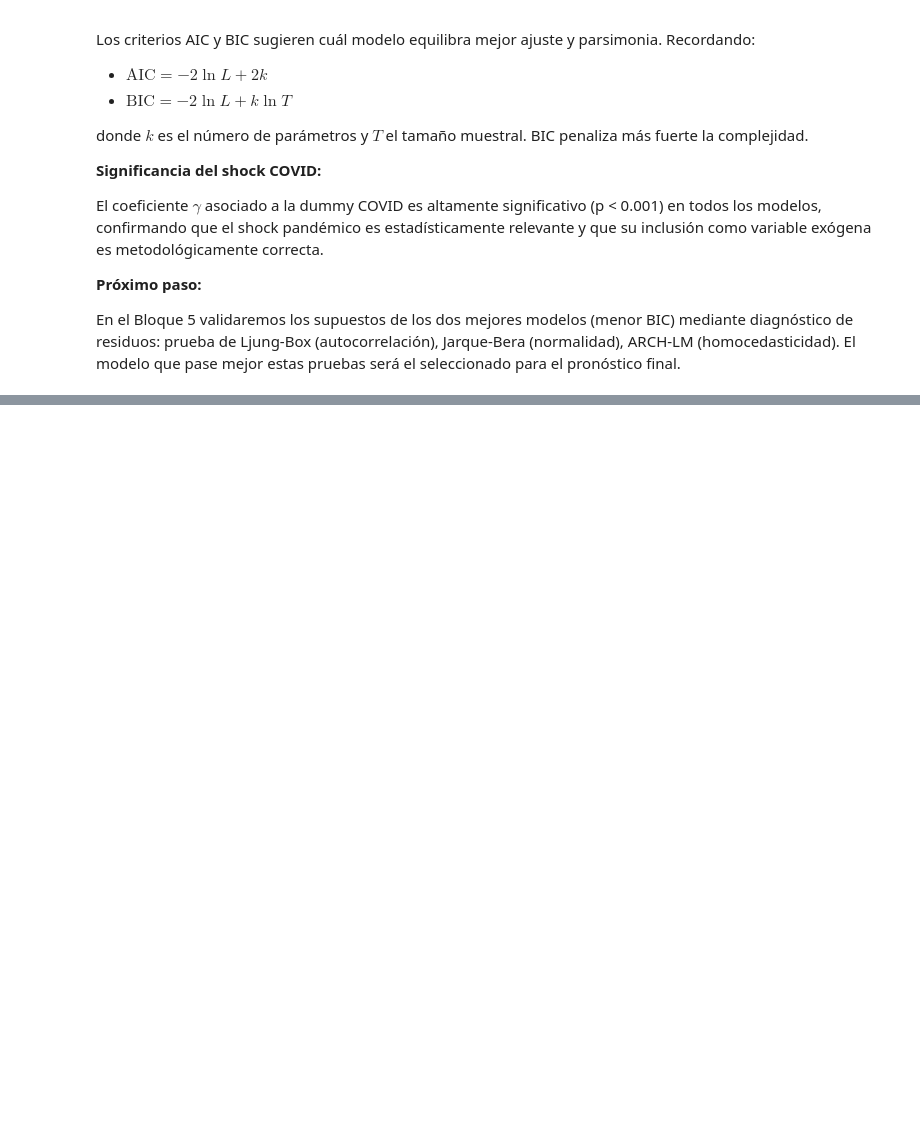
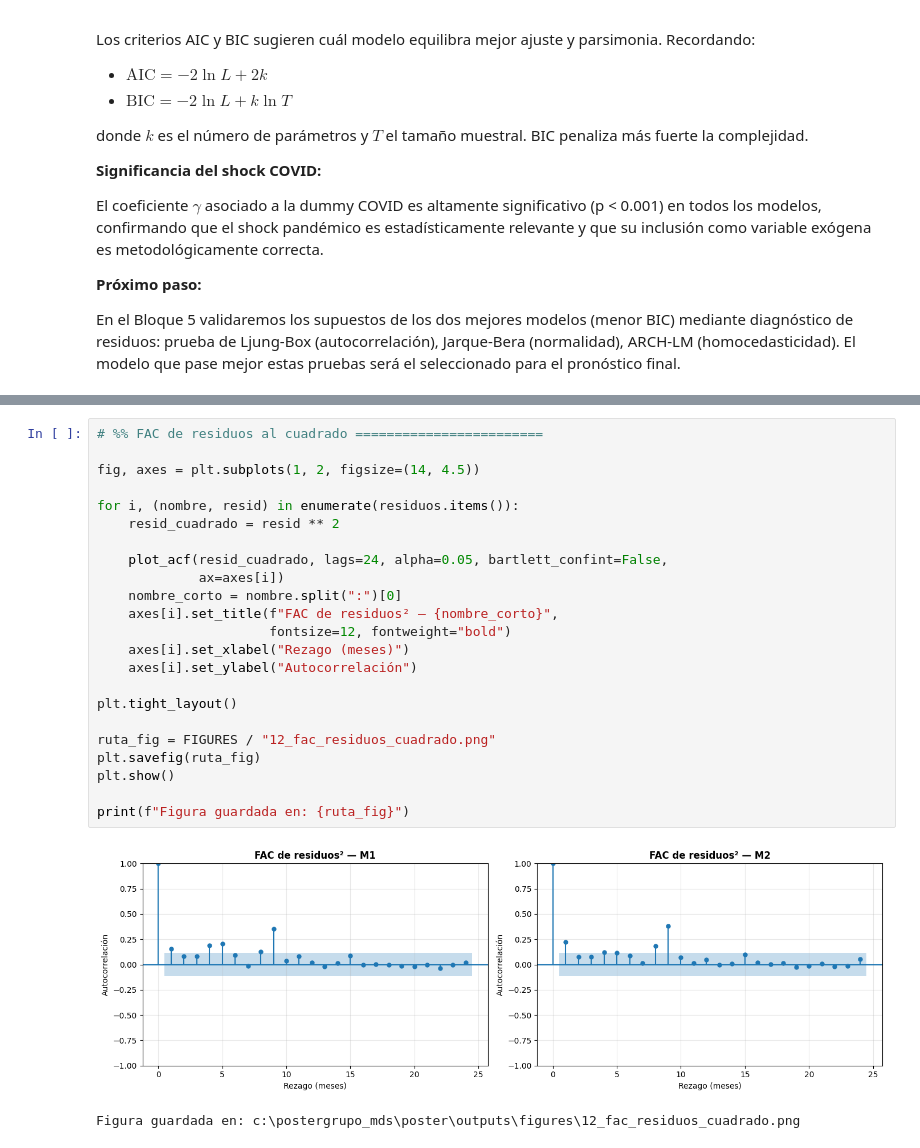
Before and after one commit to dilantovar/poster, a Jupyter notebook: notebooks/01_box_jenkins_td.ipynb, the cells around one changed output, grey strips where cells are left out. Saved outputs shown, nothing was run; the diff lists cells and outputs as text; blank space fills up the shorter version.

```diff
--- a/notebooks/01_box_jenkins_td.ipynb
+++ b/notebooks/01_box_jenkins_td.ipynb
@@ -1226,0 +1616,26 @@ En el Bloque 5 validaremos los supuestos de los dos mejores modelos (menor BIC)
+# %%
+# %% FAC de residuos al cuadrado ========================
+
+fig, axes = plt.subplots(1, 2, figsize=(14, 4.5))
+
+for i, (nombre, resid) in enumerate(residuos.items()):
+    resid_cuadrado = resid ** 2
+
+    plot_acf(resid_cuadrado, lags=24, alpha=0.05, bartlett_confint=False,
+             ax=axes[i])
+    nombre_corto = nombre.split(":")[0]
+    axes[i].set_title(f"FAC de residuos² — {nombre_corto}",
+                      fontsize=12, fontweight="bold")
+    axes[i].set_xlabel("Rezago (meses)")
+    axes[i].set_ylabel("Autocorrelación")
+
+plt.tight_layout()
+
+ruta_fig = FIGURES / "12_fac_residuos_cuadrado.png"
+plt.savefig(ruta_fig)
+plt.show()
+
+print(f"Figura guardada en: {ruta_fig}")
+# %% [output]
+[figure, added]
+Figura guardada en: c:\postergrupo_mds\poster\outputs\figures\12_fac_residuos_cuadrado.png
```
Also changed, not shown: parts of 22 cells of this notebook.
